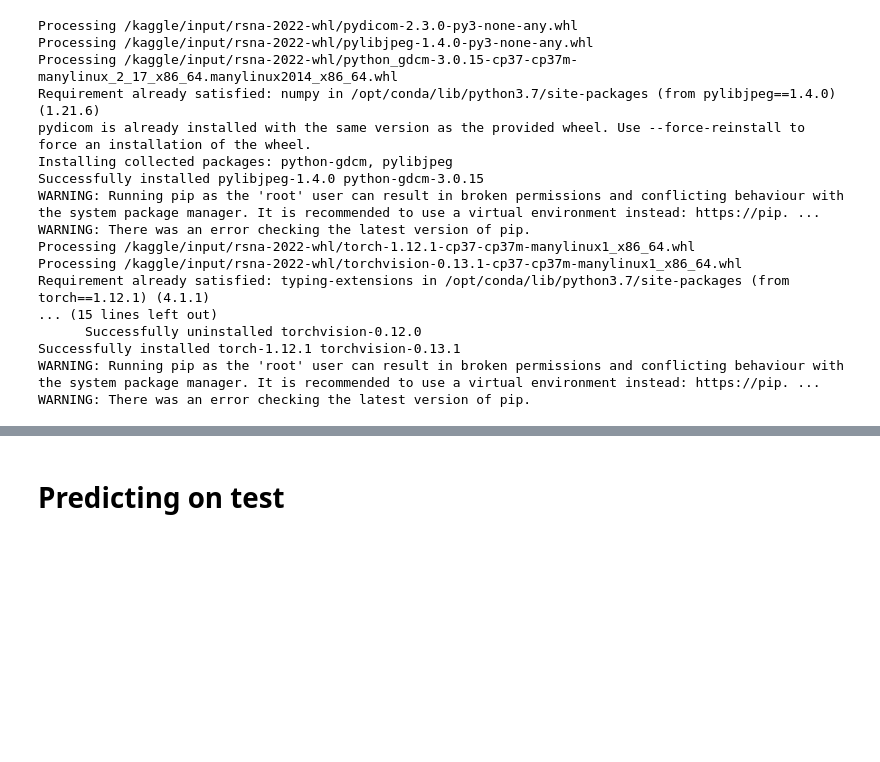
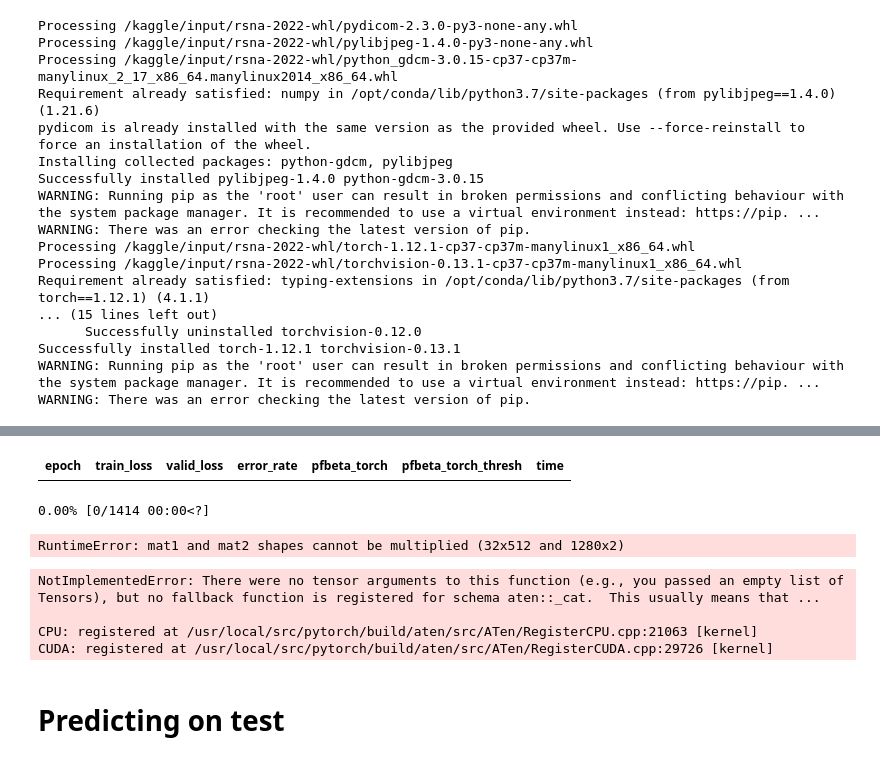
Before and after one commit to patrick-naylor/kaggle-RSNA, a Jupyter notebook: fast-ai-starter-pack-train-inference.ipynb, the cells around one changed output, grey strips where cells are left out. Saved outputs shown, nothing was run; the diff lists cells and outputs as text; code cells hidden in the pictures; blank space fills up the shorter version.

Commit message:
Kaggle Notebook | 🤖 [fast.ai starter pack] train + inference 🚀  | Version 3

```diff
--- a/fast-ai-starter-pack-train-inference.ipynb
+++ b/fast-ai-starter-pack-train-inference.ipynb
@@ -307,13 +307,13 @@ learn = get_learner('tf_efficientnetv2_s')
 
 
 
-#for SPLIT in range(NUM_SPLITS):
-    #learn = get_learner()
-    #learn.unfreeze()
-    #learn.fit_one_cycle(NUM_EPOCHS, 1e-4, pct_start=0.1)
-    #learn.save(f'{MODEL_PATH}/{SPLIT}')
+for SPLIT in range(NUM_SPLITS):
+    learn = get_learner()
+    learn.unfreeze()
+    learn.fit_one_cycle(NUM_EPOCHS, 1e-4, pct_start=0.1)
+    learn.save(f'{MODEL_PATH}/{SPLIT}')
 
-    #output = learn.get_preds()
-    #preds.append(output[0])
-    #labels.append(output[1])
+    output = learn.get_preds()
+    preds.append(output[0])
+    labels.append(output[1])
 # %% [output]
@@ -322,6 +321,14 @@ Wall time: 2min 26s
+| epoch | train_loss | valid_loss | error_rate | pfbeta_torch | pfbeta_torch_thresh | time |
+0.00% [0/1414 00:00<?]
+RuntimeError: mat1 and mat2 shapes cannot be multiplied (32x512 and 1280x2)
 # %%
-#threshold = optimize_preds(torch.cat(preds), torch.cat(labels), return_thresh=True, print_results=True)
+threshold = optimize_preds(torch.cat(preds), torch.cat(labels), return_thresh=True, print_results=True)
 threshold = 0.402
+# %% [output]
+NotImplementedError: There were no tensor arguments to this function (e.g., you passed an empty list of Tensors), but no fallback function is registered for schema aten::_cat.  This usually means that ...
+
+CPU: registered at /usr/local/src/pytorch/build/aten/src/ATen/RegisterCPU.cpp:21063 [kernel]
+CUDA: registered at /usr/local/src/pytorch/build/aten/src/ATen/RegisterCUDA.cpp:29726 [kernel]
 # %% [markdown]
 # Predicting on test<a id="section-two">
 # %%
```
Also changed, not shown: parts of 5 cells of this notebook.
